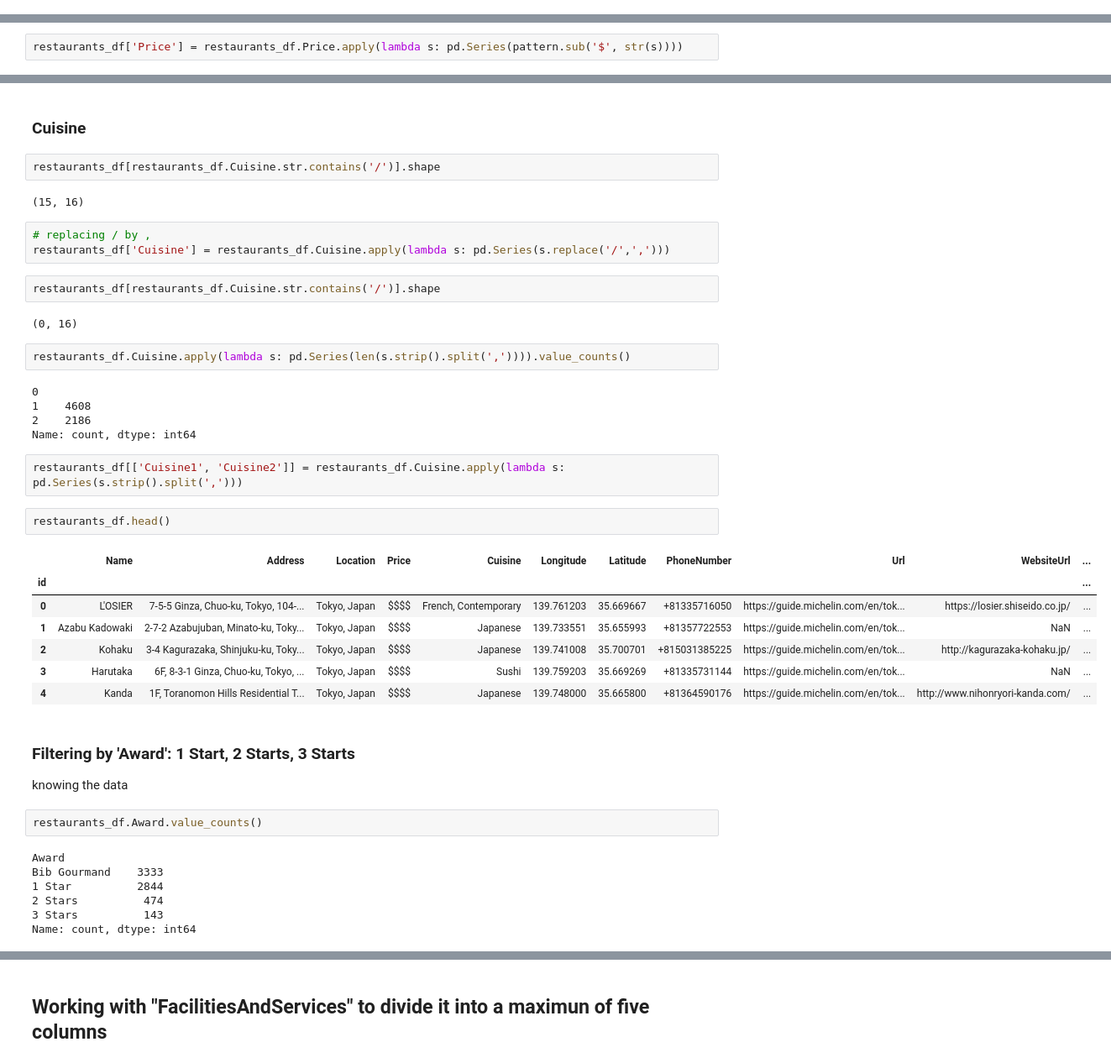
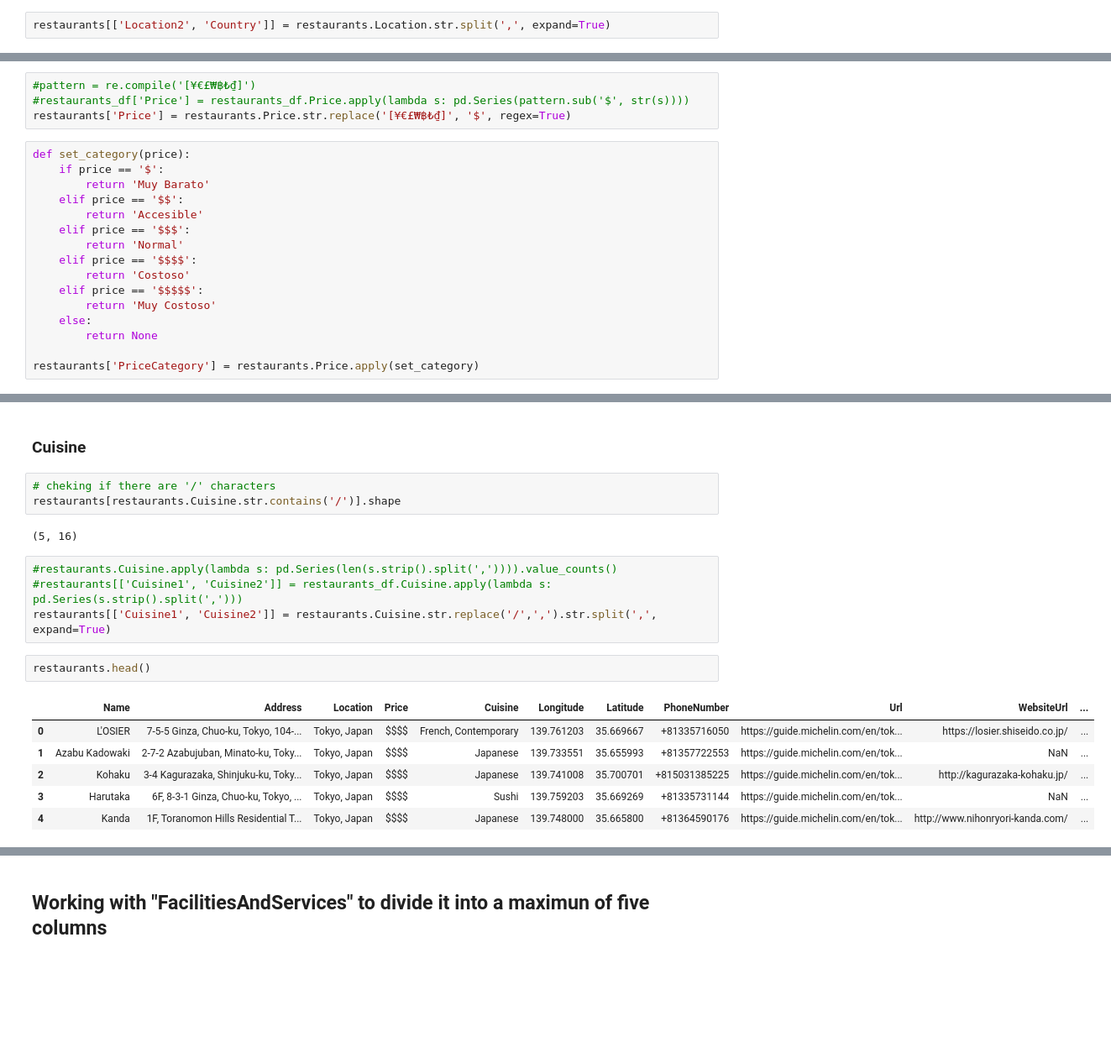
Before and after one commit to carmsanchezs/ELT---restaurantes, a Jupyter notebook: restaurants_tra/transform.ipynb, the cells around one changed output, grey strips where cells are left out. Shown at 84% size. Drawn from its saved outputs; the diff is of its cells as text; blank space fills up the shorter version.

```diff
--- a/restaurants_tra/transform.ipynb
+++ b/restaurants_tra/transform.ipynb
@@ -95,0 +101,2 @@ restaurants_df.head()
+# %%
+restaurants[['Location2', 'Country']] = restaurants.Location.str.split(',', expand=True)
@@ -107,3 +120,21 @@ pattern = re.compile('[¥€£₩฿₺₫]')
 # %%
-restaurants_df['Price'] = restaurants_df.Price.apply(lambda s: pd.Series(pattern.sub('$', str(s))))
+#pattern = re.compile('[¥€£₩฿₺₫]')
+#restaurants_df['Price'] = restaurants_df.Price.apply(lambda s: pd.Series(pattern.sub('$', str(s))))
+restaurants['Price'] = restaurants.Price.str.replace('[¥€£₩฿₺₫]', '$', regex=True)
+# %%
+def set_category(price):
+    if price == '$':
+        return 'Muy Barato'
+    elif price == '$$':
+        return 'Accesible'
+    elif price == '$$$':
+        return 'Normal'
+    elif price == '$$$$':
+        return 'Costoso'
+    elif price == '$$$$$':
+        return 'Muy Costoso'
+    else:
+        return None
+
+restaurants['PriceCategory'] = restaurants.Price.apply(set_category)
 # %%
@@ -156,44 +160,20 @@ restaurants_df.sample(n=20)
 # %% [markdown]
 ### Cuisine
-# %%
-restaurants_df[restaurants_df.Cuisine.str.contains('/')].shape
-# %% [output]
-(15, 16)
-# %%
-# replacing / by ,
-restaurants_df['Cuisine'] = restaurants_df.Cuisine.apply(lambda s: pd.Series(s.replace('/',',')))
-# %%
-restaurants_df[restaurants_df.Cuisine.str.contains('/')].shape
-# %% [output]
-(0, 16)
-# %%
-restaurants_df.Cuisine.apply(lambda s: pd.Series(len(s.strip().split(',')))).value_counts()
-# %% [output]
-0
-1    4608
-2    2186
-Name: count, dtype: int64
+# %%
+# cheking if there are '/' characters
+restaurants[restaurants.Cuisine.str.contains('/')].shape
+# %% [output]
+(5, 16)
 # %%
-restaurants_df[['Cuisine1', 'Cuisine2']] = restaurants_df.Cuisine.apply(lambda s: pd.Series(s.strip().split(',')))
+#restaurants.Cuisine.apply(lambda s: pd.Series(len(s.strip().split(',')))).value_counts()
+#restaurants[['Cuisine1', 'Cuisine2']] = restaurants_df.Cuisine.apply(lambda s: pd.Series(s.strip().split(',')))
+restaurants[['Cuisine1', 'Cuisine2']] = restaurants.Cuisine.str.replace('/',',').str.split(',', expand=True)
 # %%
-restaurants_df.head()
+restaurants.head()
 # %% [output]
 |  | Name | Address | Location | Price | Cuisine | Longitude | Latitude | PhoneNumber | Url | WebsiteUrl | ... |
-| id |  |  |  |  |  |  |  |  |  |  | ... |
 | 0 | L'OSIER | 7-5-5 Ginza, Chuo-ku, Tokyo, 104-... | Tokyo, Japan | $$$$ | French, Contemporary | 139.761203 | 35.669667 | +81335716050 | https://guide.michelin.com/en/tok... | https://losier.shiseido.co.jp/ | ... |
 | 1 | Azabu Kadowaki | 2-7-2 Azabujuban, Minato-ku, Toky... | Tokyo, Japan | $$$$ | Japanese | 139.733551 | 35.655993 | +81357722553 | https://guide.michelin.com/en/tok... | NaN | ... |
 | 2 | Kohaku | 3-4 Kagurazaka, Shinjuku-ku, Toky... | Tokyo, Japan | $$$$ | Japanese | 139.741008 | 35.700701 | +815031385225 | https://guide.michelin.com/en/tok... | http://kagurazaka-kohaku.jp/ | ... |
 | 3 | Harutaka | 6F, 8-3-1 Ginza, Chuo-ku, Tokyo, ... | Tokyo, Japan | $$$$ | Sushi | 139.759203 | 35.669269 | +81335731144 | https://guide.michelin.com/en/tok... | NaN | ... |
 | 4 | Kanda | 1F, Toranomon Hills Residential T... | Tokyo, Japan | $$$$ | Japanese | 139.748000 | 35.665800 | +81364590176 | https://guide.michelin.com/en/tok... | http://www.nihonryori-kanda.com/ | ... |
-# %% [markdown]
-### Filtering by 'Award': 1 Start, 2 Starts, 3 Starts
-knowing the data
-# %%
-restaurants_df.Award.value_counts()
-# %% [output]
-Award
-Bib Gourmand    3333
-1 Star          2844
-2 Stars          474
-3 Stars          143
-Name: count, dtype: int64
```
Also changed, not shown: parts of 42 cells of this notebook, 1 other file.
